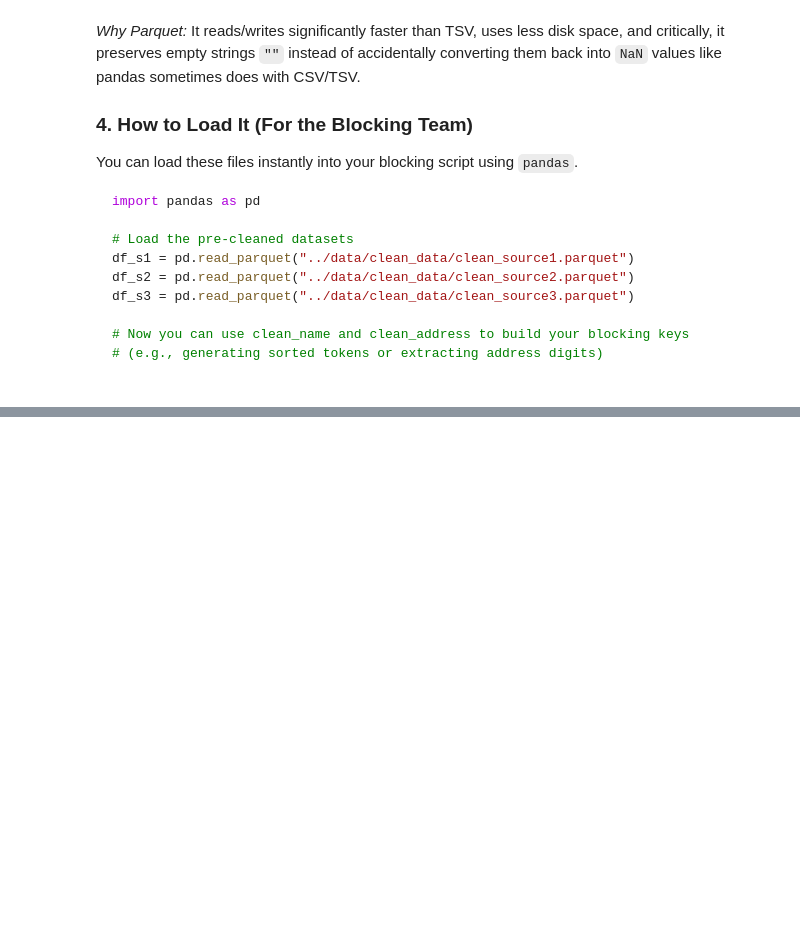
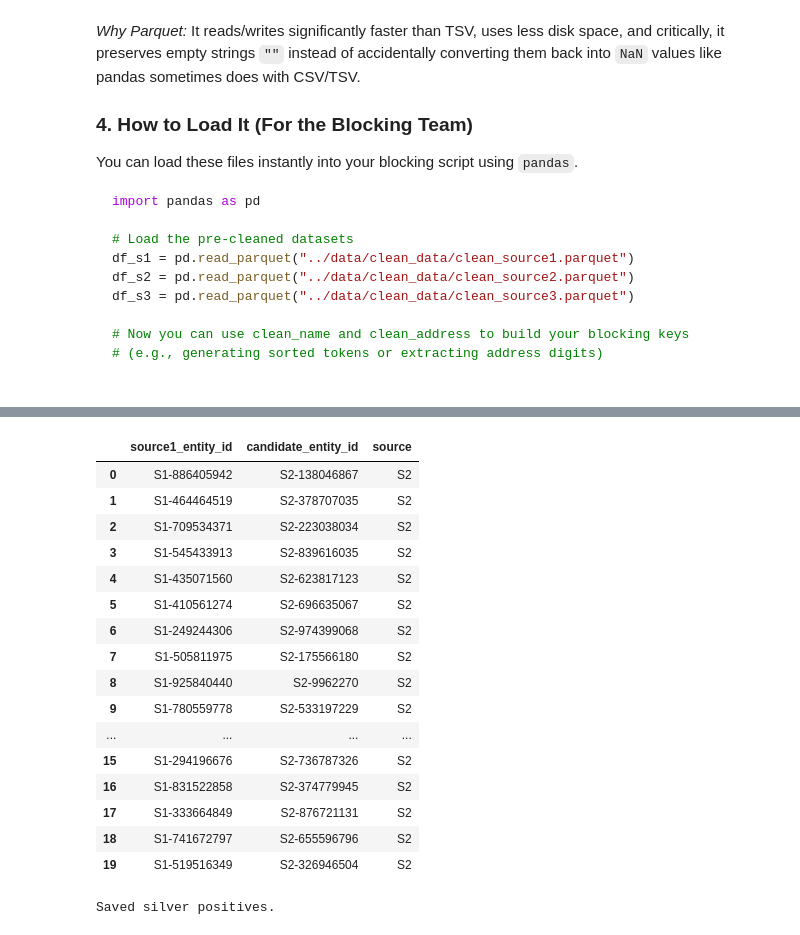
Before and after one commit to Eakempreet/Amazon-ML-Challenge, a Jupyter notebook: notebooks/01_data_cleaning_and_eda.ipynb, the cells around one changed output, grey strips where cells are left out. Saved outputs shown, nothing was run; the diff lists cells and outputs as text; code cells hidden in the pictures; blank space fills up the shorter version.

```diff
--- a/notebooks/01_data_cleaning_and_eda.ipynb
+++ b/notebooks/01_data_cleaning_and_eda.ipynb
@@ -400,0 +451,17 @@ df_s3 = pd.read_parquet("../data/clean_data/clean_source3.parquet")
+# %%
+from pathlib import Path
+import zipfile
+
+ZIP_PATH = Path("/content/drive/MyDrive/clean_data.zip")
+PROJECT_DIR = Path("/content/Amazon-ML-Challenge")
+DATA_DIR = PROJECT_DIR / "data"
+
+DATA_DIR.mkdir(parents=True, exist_ok=True)
+
+with zipfile.ZipFile(ZIP_PATH, "r") as z:
+    z.extractall(DATA_DIR)
+
+print("Extraction complete.")
+print("Files:")
+for f in (DATA_DIR / "clean_data").glob("*"):
+    print(f)
@@ -400,0 +868,33 @@ df_s3 = pd.read_parquet("../data/clean_data/clean_source3.parquet")
+# %%
+silver_positive.head(20)
+# %% [output]
+|  | source1_entity_id | candidate_entity_id | source |
+| 0 | S1-886405942 | S2-138046867 | S2 |
+| 1 | S1-464464519 | S2-378707035 | S2 |
+| 2 | S1-709534371 | S2-223038034 | S2 |
+| 3 | S1-545433913 | S2-839616035 | S2 |
+| 4 | S1-435071560 | S2-623817123 | S2 |
+| 5 | S1-410561274 | S2-696635067 | S2 |
+| 6 | S1-249244306 | S2-974399068 | S2 |
+| 7 | S1-505811975 | S2-175566180 | S2 |
+| 8 | S1-925840440 | S2-9962270 | S2 |
+| 9 | S1-780559778 | S2-533197229 | S2 |
+| ... | ... | ... | ... |
+| 15 | S1-294196676 | S2-736787326 | S2 |
+| 16 | S1-831522858 | S2-374779945 | S2 |
+| 17 | S1-333664849 | S2-876721131 | S2 |
+| 18 | S1-741672797 | S2-655596796 | S2 |
+| 19 | S1-519516349 | S2-326946504 | S2 |
+# %%
+SILVER_DIR = "/content/Amazon-ML-Challenge/data/silver"
+
+!mkdir -p "$SILVER_DIR"
+
+silver_positive.to_parquet(
+    f"{SILVER_DIR}/silver_positive.parquet",
+    index=False
+)
+
+print("Saved silver positives.")
+# %% [output]
+Saved silver positives.
```
Also changed, not shown: parts of 22 cells of this notebook.
